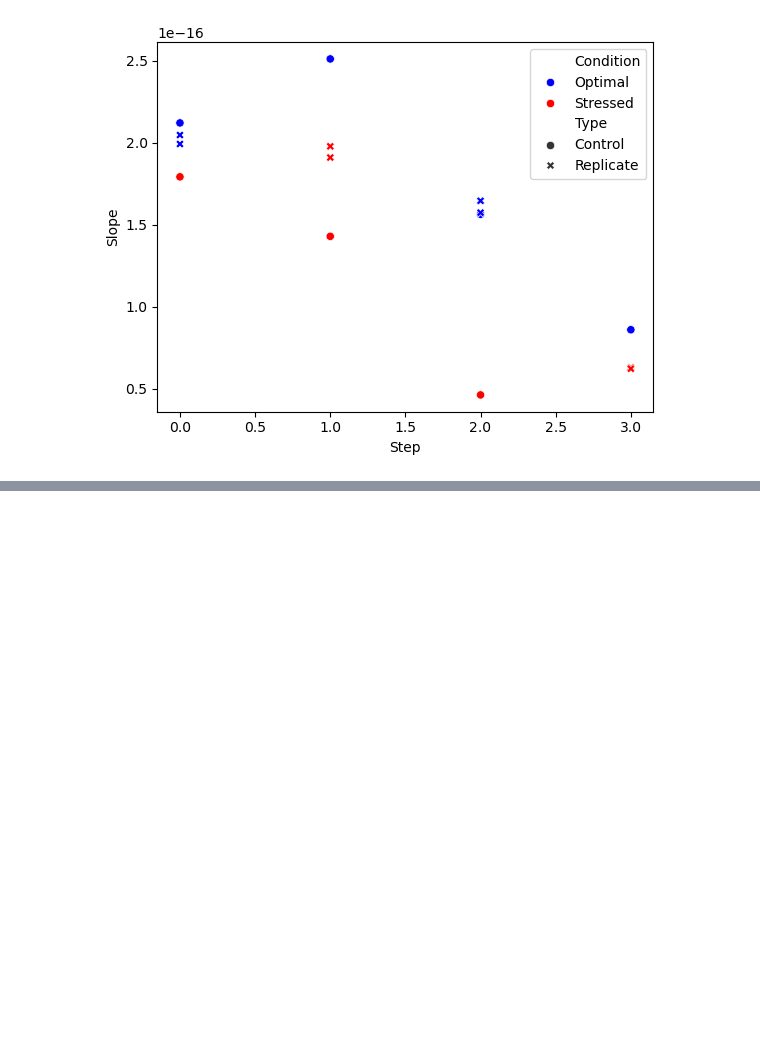
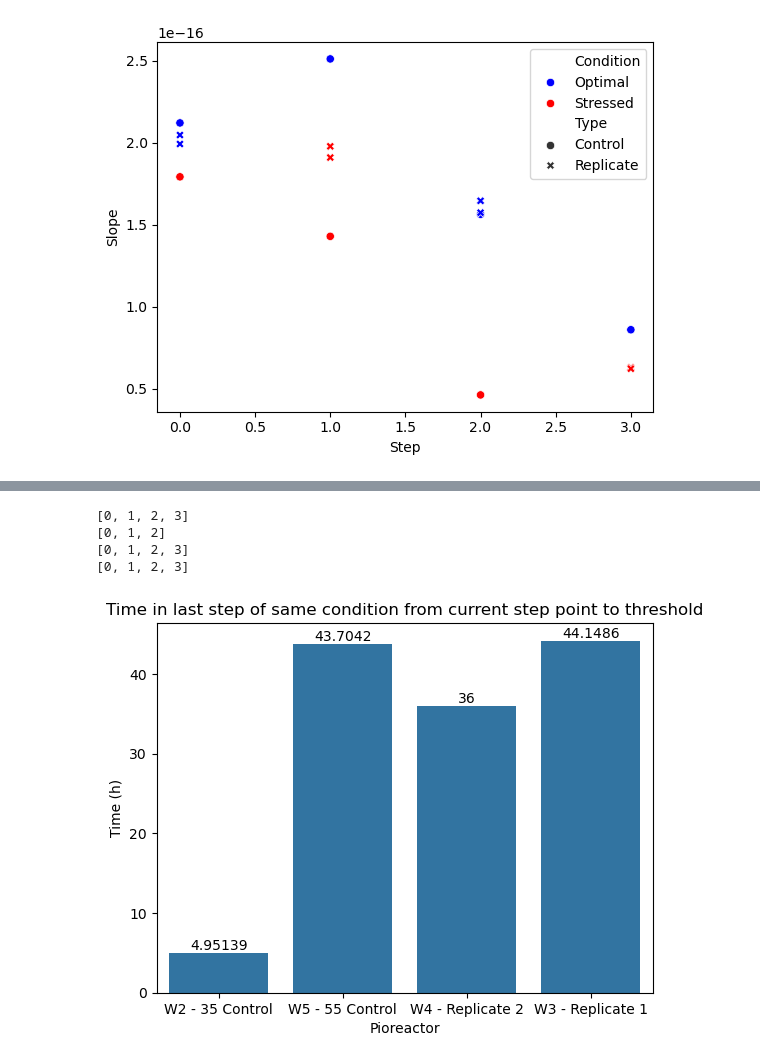
Before and after one commit to JacksonPageroth/pio-bacterial-memory, a Jupyter notebook: pio_subculture.ipynb, the cells around one changed output, grey strips where cells are left out. Cells and saved outputs as stored; diff of their text form; code cells hidden in the pictures; blank space fills up the shorter version.

```diff
--- a/pio_subculture.ipynb
+++ b/pio_subculture.ipynb
@@ -190,0 +191,36 @@ plt.show()
+# %%
+
+plot_df = {"Pioreactor": [], "Time (h)": []}
+for pioreactor in pioreactors:
+    pio_df = df.filter(pl.col("pioreactor_unit").eq(pioreactor)).sort("timestamp_localtime", descending=False)
+
+    steps = pio_df.get_column("Step").sort().unique().to_list()
+    current_od = pio_df.filter(pl.col("Step").eq(steps[-1])).get_column("od_reading")[-1]
+
+    last_step = pio_df.filter(pl.col("Step").eq(steps[-3]))
+    thresh_time = last_step.filter(pl.col("od_reading") >= threshold_od).get_column("timestamp_localtime")[0]
+
+    time_in_last_step = (last_step.with_columns((pl.col("od_reading") - current_od).abs().alias("distance"))
+                        .sort("distance")
+                        .filter(pl.col("distance") == pl.col("distance").min())
+                        .get_column("timestamp_localtime")[0])
+
+    time_to_threshold = (thresh_time - time_in_last_step).total_seconds() / 3600
+
+    plot_df["Time (h)"].append(time_to_threshold)
+    plot_df["Pioreactor"].append(pioreactor)
+
+
+# Plotting each pioreactor in a separate subplot
+num_pioreactors = len(pioreactors)
+plot_df = pl.from_dict(plot_df).to_pandas()
+ax = sns.barplot(plot_df, x="Pioreactor", y="Time (h)")
+ax.bar_label(ax.containers[0], fontsize=10);
+plt.title("Time in last step of same condition from current step point to threshold")
+plt.show()
+# %% [output]
+[0, 1, 2, 3]
+[0, 1, 2]
+[0, 1, 2, 3]
+[0, 1, 2, 3]
+[figure, added]
```
Also changed, not shown: parts of 1 cell of this notebook, 1 other file.
